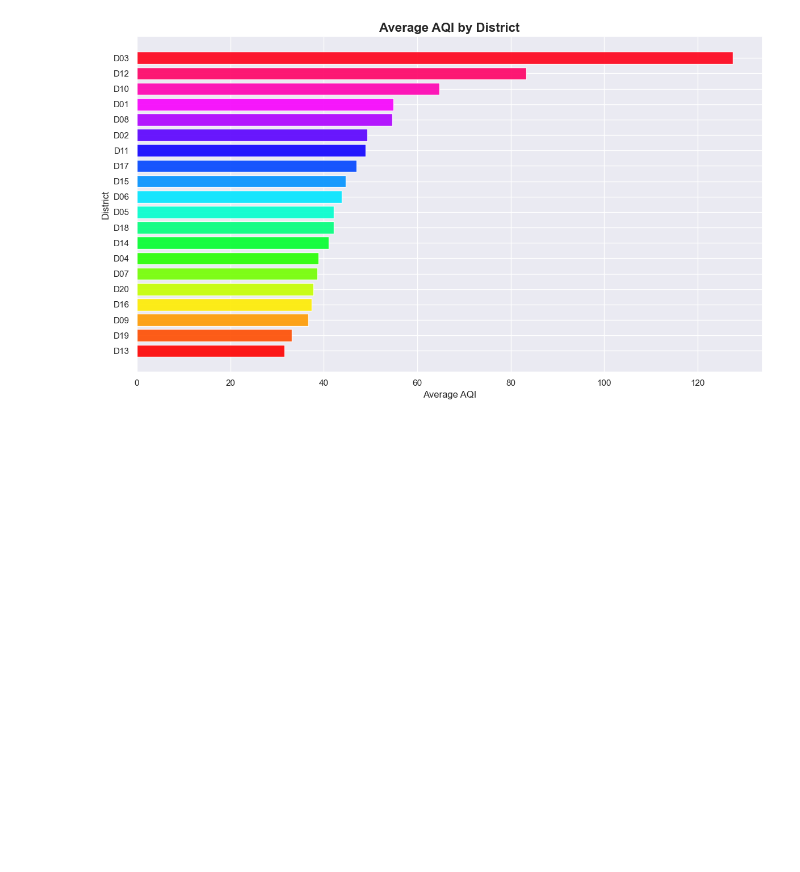
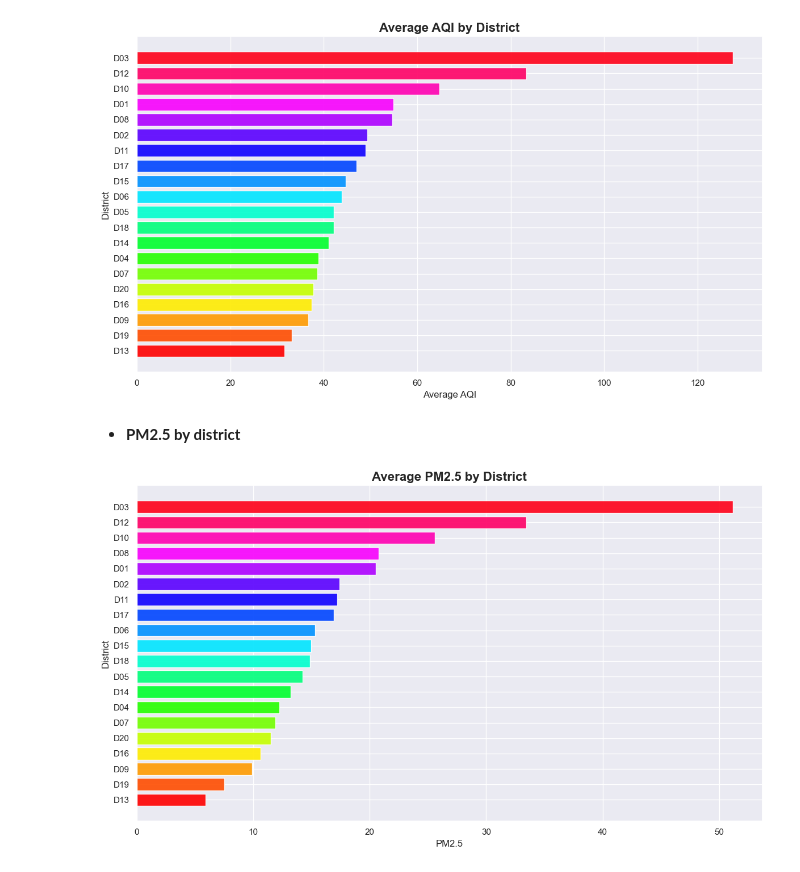
Before and after one commit to geershatisaxena/AQI-Data-Analysis, a Jupyter notebook: air quality.ipynb, the cells around one changed output. Cells and saved outputs as stored; diff of their text form; code cells hidden in the pictures; blank space fills up the shorter version.

```diff
--- a/air quality.ipynb
+++ b/air quality.ipynb
@@ -561,3 +561,30 @@ plt.tight_layout()
 plt.show()
 # %% [output]
 [figure]
+# %% [markdown]
+- **PM2.5 by district**
+# %%
+
+district_pm25 = df.groupby("district_id")["pm25"].mean().sort_values()
+
+plt.figure(figsize=(12, 7))
+
+colors = plt.cm.hsv(
+    np.linspace(0, 1, len(district_pm25))
+)
+
+plt.barh(
+    district_pm25.index,
+    district_pm25.values,
+    color=colors,
+    alpha=0.9
+)
+
+plt.title("Average PM2.5 by District", fontsize=16, fontweight="bold")
+plt.xlabel("PM2.5")
+plt.ylabel("District")
+
+plt.tight_layout()
+plt.show()
+# %% [output]
+[figure, added]
```
